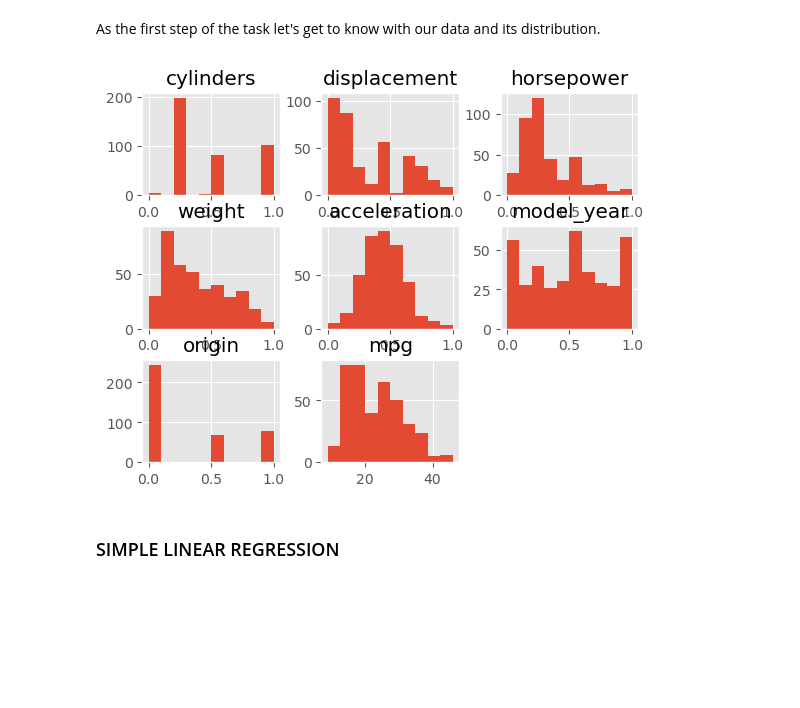
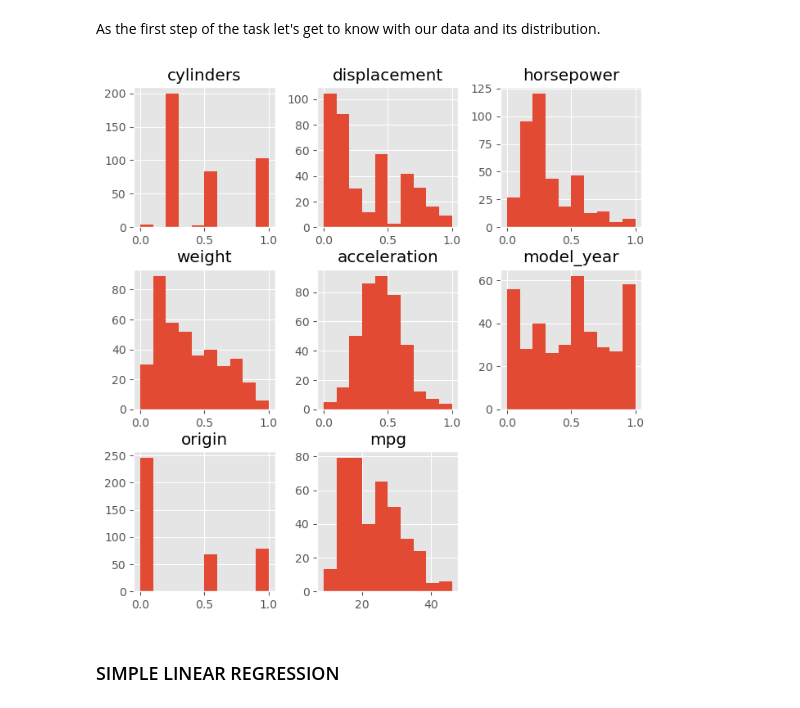
Before and after one commit to kamil271e/snum-lab, a Jupyter notebook: lab5_regression/regression.ipynb, the cells around one changed output. Drawn from its saved outputs; the diff is of its cells as text; code cells hidden in the pictures; blank space fills up the shorter version.

```diff
--- a/lab5_regression/regression.ipynb
+++ b/lab5_regression/regression.ipynb
@@ -34,13 +34,14 @@ As the first step of the task let's get to know with our data and its distributi
 # %%
 columns = ['cylinders', 'displacement', 'horsepower', 'weight', 'acceleration', 'model_year', 'origin', 'mpg']
 
 # TODO Iterate through the columns (attributes) in our dataset and draw their histograms.
 # Which attributes can be potentially more interesting in further analysis?
 data_named = data.set_axis(columns, axis=1)
-data_named.hist()
+fig = plt.figure(figsize = (8,8))
+data_named.hist(ax = fig.gca())
 plt.show()
 # %% [output]
-[figure, old version]
+[figure, new version]
 # %% [markdown]
 ### SIMPLE LINEAR REGRESSION
 # %% [markdown]
```
Also changed, not shown: parts of 15 cells of this notebook, 1 other file.
